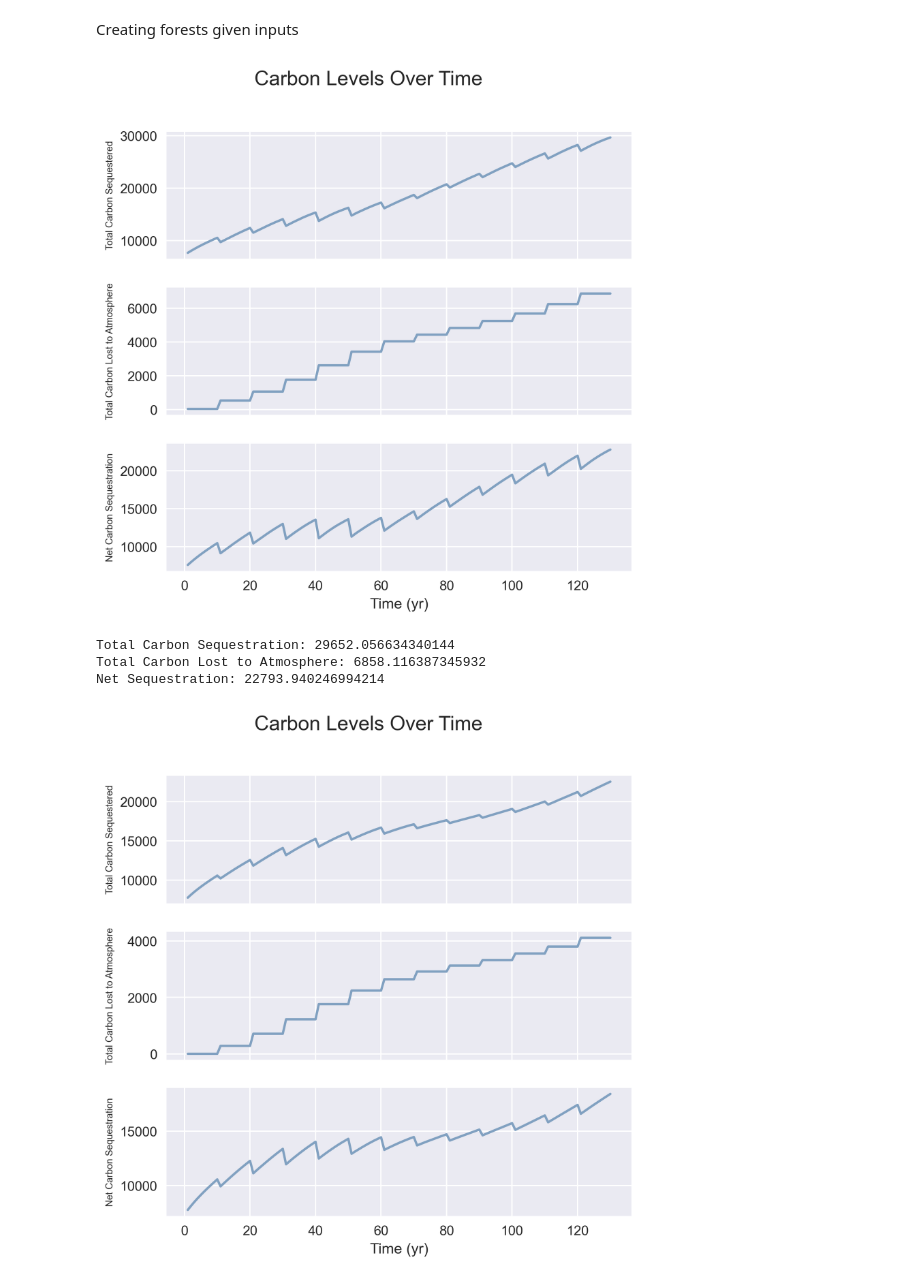
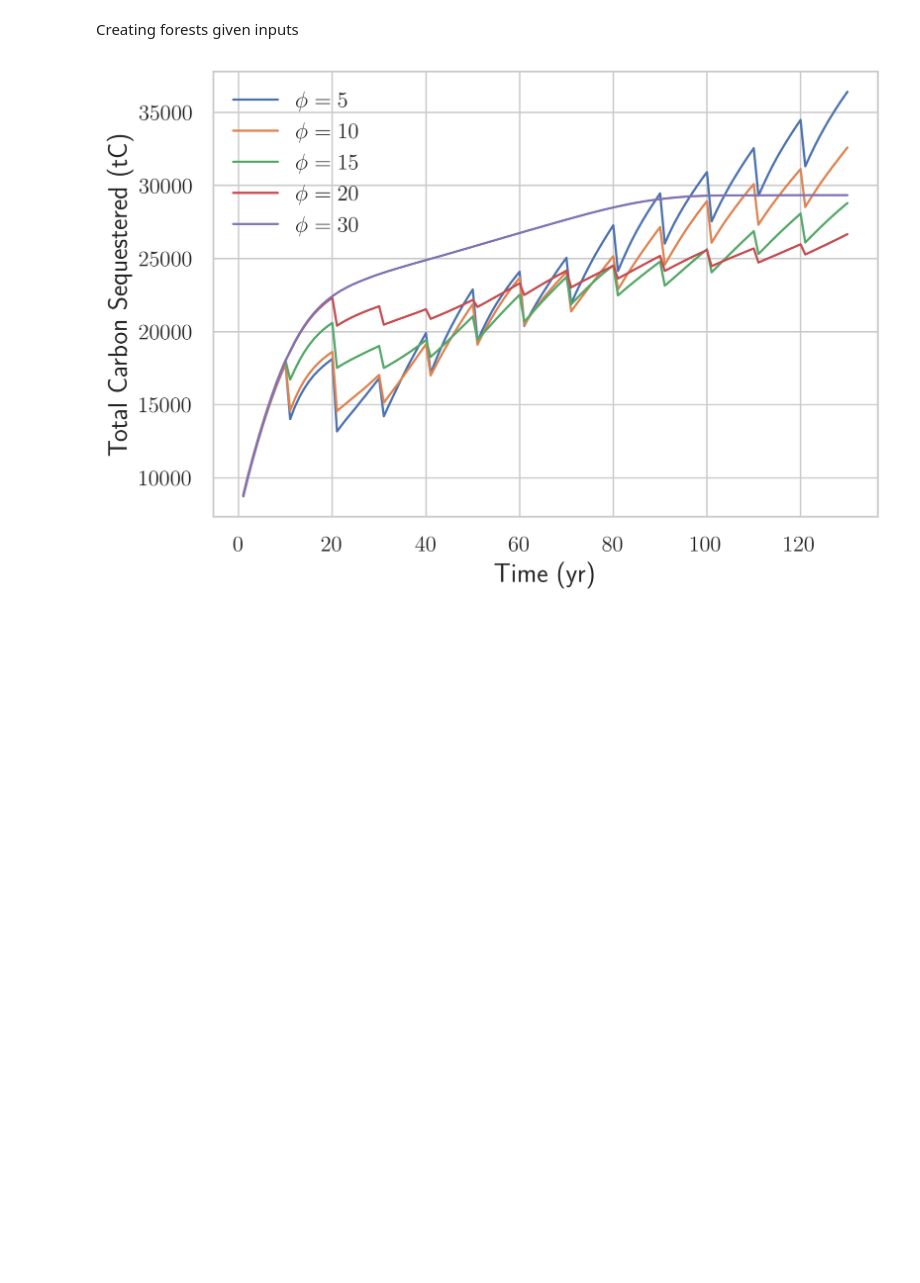
Before and after one commit to benjamin-shih/International-Mathematical-Modeling-Contest-2022, a Jupyter notebook: main.ipynb, the cells around one changed output. Saved outputs shown, nothing was run; the diff lists cells and outputs as text; code cells hidden in the pictures; blank space fills up the shorter version.

Commit message:
new plots

```diff
--- a/main.ipynb
+++ b/main.ipynb
@@ -72,7 +72,7 @@ class TropicalCell(Cell):
         mat_dist = csr_mat( 0.5-((0.5-(self.curr_age/self.max_age)) / 1.1))
         mat = 0.4 - (0.4 - mat_dist)/3
         mu = (0.5 * np.pi *  40 * 43 / 2000)
-        self.cs_rate = self.flat_rate + 0.1 *((mat * 0.5 * density) * np.random.normal(mu, 0.1 * mu))
+        self.cs_rate = self.flat_rate + 0.5 *((mat * 0.5 * density) * np.random.normal(mu, 0.1 * mu))
 
     def set_mass(self):
         mu = (0.5 * np.pi * 40 * 43 / 2000) * (self.curr_age / self.max_age)
@@ -106,7 +106,7 @@ class TemperateCell(Cell):
         mat_dist = csr_mat( 0.5-((0.5-(self.curr_age/self.max_age)) / 1.1))
         mat = 0.4 - (0.4 - mat_dist)/3
         mu = (0.5 * np.pi * (1.25**2) * 60 * 41 / 2000)
-        self.cs_rate = self.flat_rate + 0.1 * (mat * 0.1 * density) * np.random.normal(mu, 0.1 * mu)
+        self.cs_rate = self.flat_rate + 0.5 * (mat * 0.5 * density) * np.random.normal(mu, 0.1 * mu)
 
     def set_mass(self):
         mu = (0.5 * np.pi * (1.2**2) * 60 * 41 / 2000) * (self.curr_age / self.max_age)
@@ -308,11 +313,30 @@ class Temperate(Forest):
 # %%
-RHO_VALS = [2, 10, 20, 30]
-for i in RHO_VALS:
+phi_VALS = [5, 10, 15, 20, 30]
+ov_total_carbon = []
+ov_total_atm_carbon = []
+ov_net_sequestration = []
+for i in phi_VALS:
     tropical = Tropical(100, 130, "test", False, i, 2.3, 10, ftype="Tropical")
-    tropical.simulate()
+    vals = tropical.simulate()
+    ov_total_carbon.append(vals[0])
+    ov_total_atm_carbon.append(vals[1])
+    ov_net_sequestration.append(vals[2])
+
+def plot_total_carbon(pl="tot_carbon"):
+    x = list(range(1, 130 + 1))
+    sns.set_style(style = "whitegrid")
+    fig, ax = plt.subplots(sharex=True)
+    y = ov_total_carbon if pl == "tot_carbon" else ov_total_atm_carbon if pl == "tot_atm" \
+        else ov_net_sequestration
+    for i in range(len(phi_VALS)):
+        plt.plot(x, y[i], label=r'$\phi = {}$'.format(str(phi_VALS[i])))
+    plt.legend()
+    plt.xlabel(r'Time (yr)')
+    plt.ylabel(r"Total Carbon Sequestered (tC)" if pl == "tot_carbon" else \
+               r'Total Carbon Lost to Atmosphere (tC)' \
+               if pl == "tot_atm" else r'Net Carbon Sequestration (tC)')
+    plt.savefig("better_images/" + pl + "_overlay.pdf")
+
+plot_total_carbon()
 # %% [output]
-[figure, old version]
+[figure, new version]
-Total Carbon Sequestration: 29652.056634340144
-Total Carbon Lost to Atmosphere: 6858.116387345932
-Net Sequestration: 22793.940246994214
-[figure, removed]
```
Also changed, not shown: parts of 13 cells of this notebook, 38 other files.
